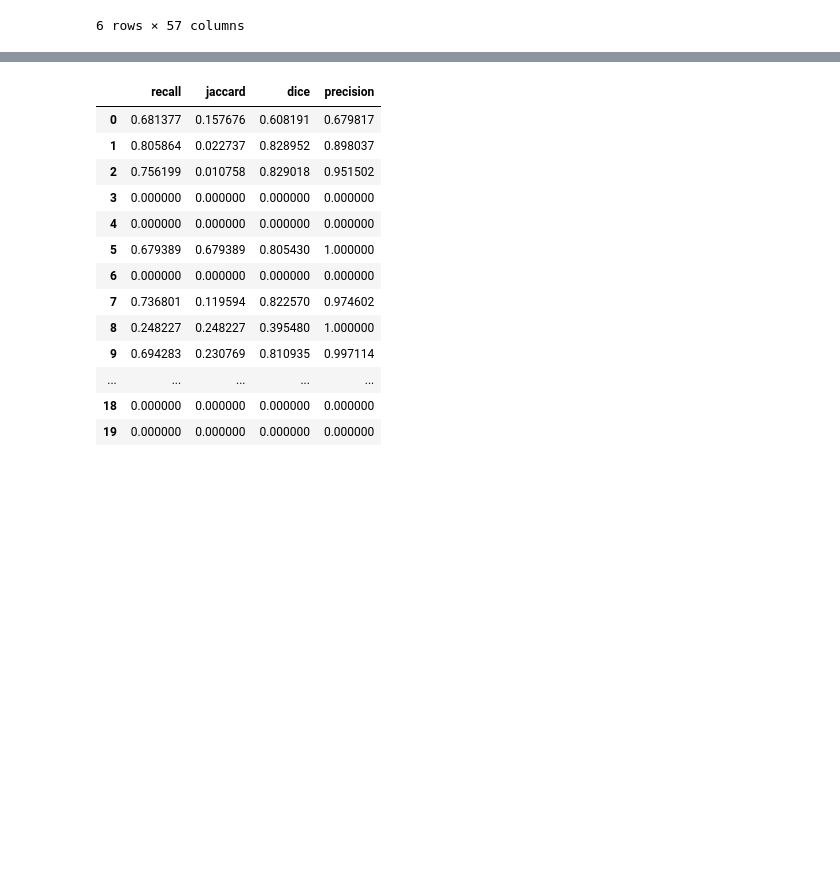
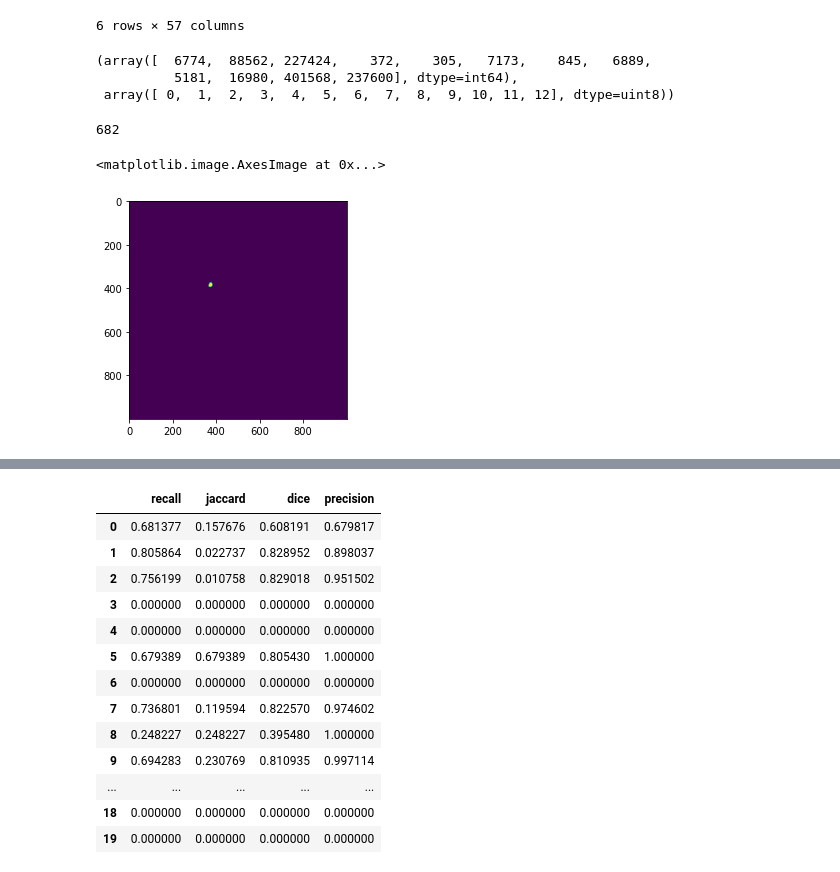
Before and after one commit to Wirtz-Lab/wsi_analysis, a Jupyter notebook: kyu/under_development/evaluate_hovernet.ipynb, the cells around one changed output, grey strips where cells are left out. Saved outputs shown, nothing was run; the diff lists cells and outputs as text; code cells hidden in the pictures; blank space fills up the shorter version.

Commit message:
composition work in progress, not done

```diff
--- a/kyu/under_development/evaluate_hovernet.ipynb
+++ b/kyu/under_development/evaluate_hovernet.ipynb
@@ -35,10 +35,14 @@ tissue_id = list(range(0,13))
 #generate overall dataframe for csv
 columns = ['mean_jaccard','mean_dice1','mean_precision','mean_recall','aji','dice2','pq','sq','dq']
 scores_name = ['jaccard','dice','precision','recall']
+
 for score in scores_name:
     for i in range(1,13):
         columns.append(score + '_id' + str(i))
 
+for i in range(0,13):
+    columns.append('tissue_composition' + str(i))
+
 tissue_region_scores = pd.DataFrame(0.0, index=img_names,columns=columns)
 # %%
 raw_path_idx = 0
@@ -252,6 +256,8 @@ for annotation in annotations:
     mask_img = Image.open(mask)
     m_arr = np.array(mask_img)
     m_arr[m_arr>12]=0
+    m_arr[m_arr==1]=2
+    m_arr[m_arr==12]=10
     hist,bin_edges = np.histogram(mask_img,bins=np.unique(m_arr))
 
     #assign tissue id to each nuclei
@@ -318,0 +541,11 @@ tissue_region_scores.to_csv('./overall.csv')
+# %%
+np.histogram(mask_img,bins=np.unique(m_arr))
+# %% [output]
+(array([  6774,  88562, 227424,    372,    305,   7173,    845,   6889,
+          5181,  16980, 401568, 237600], dtype=int64),
+ array([ 0,  1,  2,  3,  4,  5,  6,  7,  8,  9, 10, 11, 12], dtype=uint8))
+# %%
+np.sum(m_arr==11)
+comp = hist/np.sum(hist)
+# %% [output]
+682
@@ -318,0 +595,5 @@ tissue_region_scores.to_csv('./overall.csv')
+# %%
+plt.imshow(groundtruth_mask)
+# %% [output]
+<matplotlib.image.AxesImage at 0x...>
+[figure, added]
```
Also changed, not shown: parts of 5 cells of this notebook.
